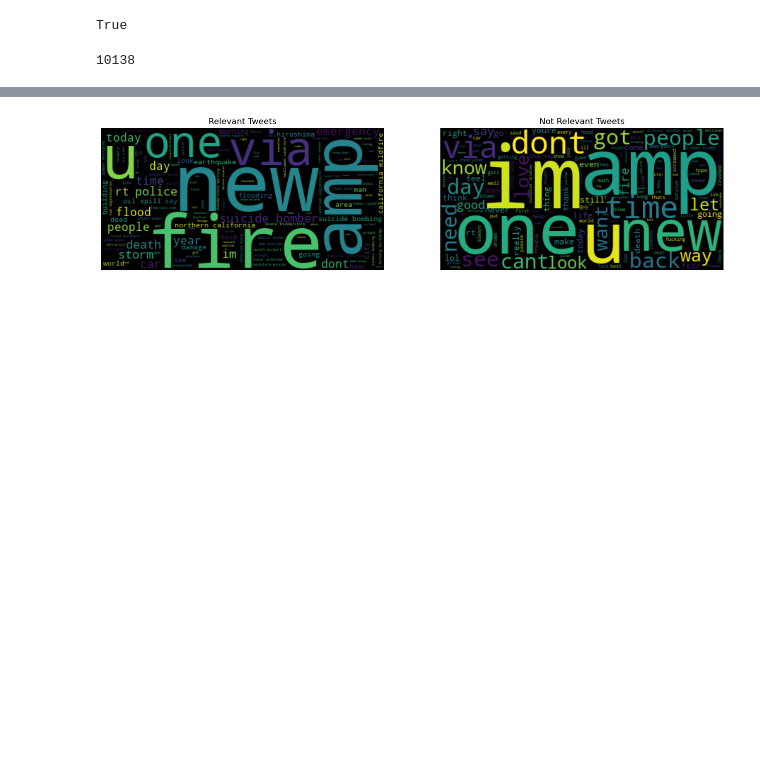
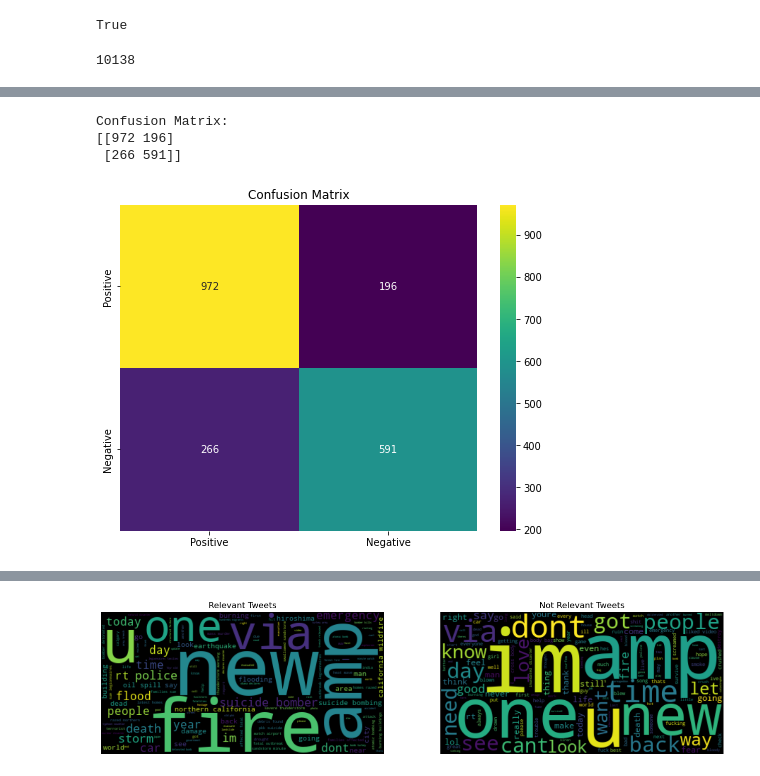
Before and after one commit to Sudkart/DS_ProjectManagement, a Jupyter notebook: Model_DNN_prep.ipynb, the cells around one changed output, grey strips where cells are left out. Cells and saved outputs as stored; diff of their text form; code cells hidden in the pictures; blank space fills up the shorter version.

```diff
--- a/Model_DNN_prep.ipynb
+++ b/Model_DNN_prep.ipynb
@@ -187,0 +188,20 @@ import matplotlib.pyplot as plt #importing the plotting library
+# %%
+y_pred_binary = (y_pred > 0.5).astype(int)
+# %%
+# Calculate confusion matrix
+confusionmetrices = confusion_matrix(y_test, y_pred_binary)
+print("Confusion Matrix:")
+print(confusionmetrices)
+
+clabel = ["Positive","Negative"]
+plt.figure(figsize=(8,6))
+plt.xlabel("Actual")
+plt.ylabel("Predicted")
+plt.title("Confusion Matrix")
+sns.heatmap(confusionmetrices, annot=True, fmt="d", cmap="viridis",xticklabels=clabel, yticklabels=clabel)
+plt.show()
+# %% [output]
+Confusion Matrix:
+[[972 196]
+ [266 591]]
+[figure, added]
```
Also changed, not shown: parts of 12 cells of this notebook, 1 other file.
